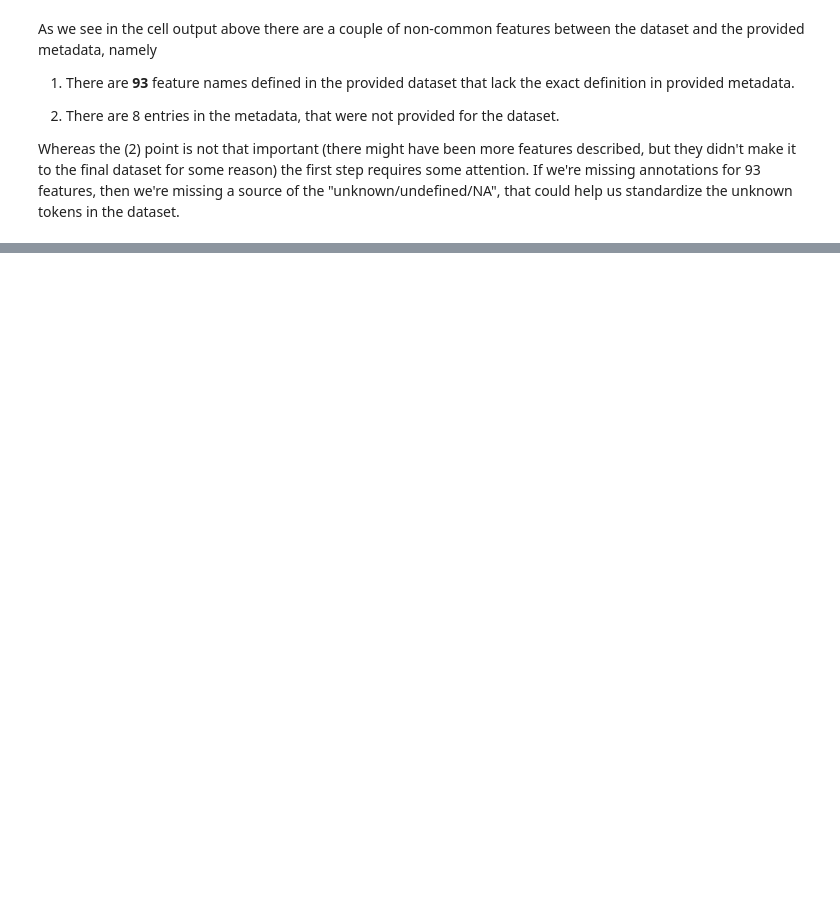
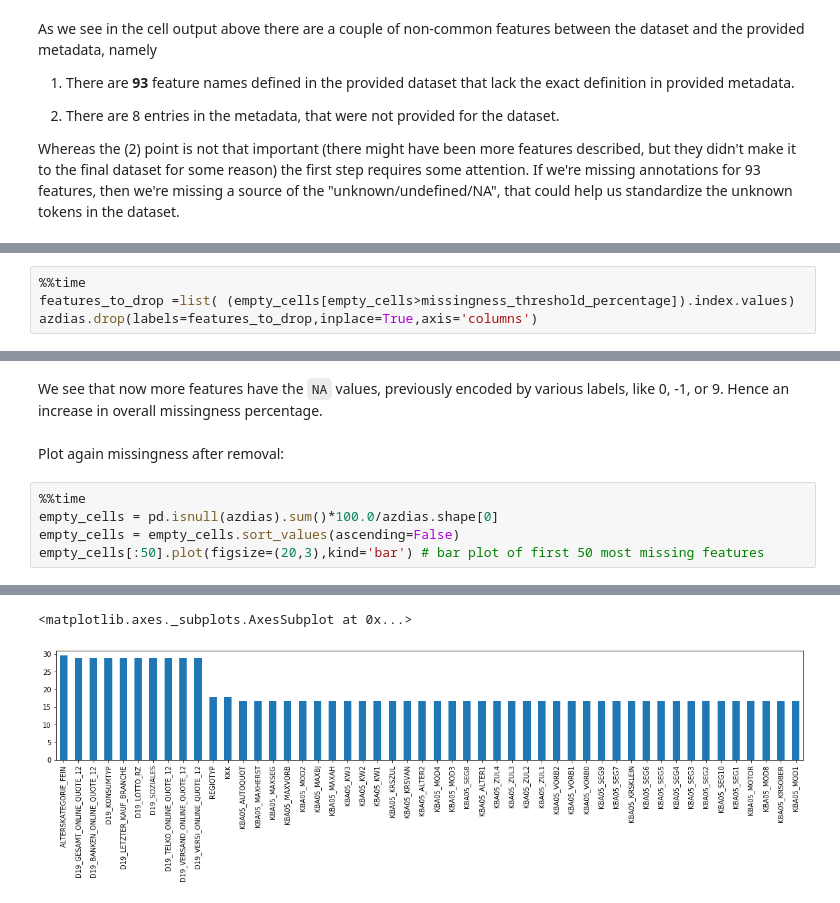
Before and after one commit to vaxherra/Arvato-Customer-Segmentation, a Jupyter notebook: EDA/01_EDA_AZIDAS.ipynb, the cells around one changed output, grey strips where cells are left out. Saved outputs shown, nothing was run; the diff lists cells and outputs as text; blank space fills up the shorter version.

```diff
--- a/EDA/01_EDA_AZIDAS.ipynb
+++ b/EDA/01_EDA_AZIDAS.ipynb
@@ -277,0 +334,4 @@ Moreover, all the missing/unavailable/unknown entries are now jointly encoded as
+# %%
+%%time
+features_to_drop =list( (empty_cells[empty_cells>missingness_threshold_percentage]).index.values)
+azdias.drop(labels=features_to_drop,inplace=True,axis='columns')
@@ -277,0 +341,10 @@ Moreover, all the missing/unavailable/unknown entries are now jointly encoded as
+# %% [markdown]
+We see that now more features have the `NA` values, previously encoded by various labels, like 0, -1, or 9. Hence an increase in overall missingness percentage.
+# %% [markdown]
+Plot again missingness after removal:
+# %%
+%%time
+empty_cells = pd.isnull(azdias).sum()*100.0/azdias.shape[0]
+empty_cells = empty_cells.sort_values(ascending=False)
+empty_cells[:50].plot(figsize=(20,3),kind='bar') # bar plot of first 50 most missing features
+# %% [output]
@@ -277,0 +353,2 @@ Moreover, all the missing/unavailable/unknown entries are now jointly encoded as
+<matplotlib.axes._subplots.AxesSubplot at 0x...>
+[figure, added]
```
Also changed, not shown: parts of 54 cells of this notebook, 2 other files.
